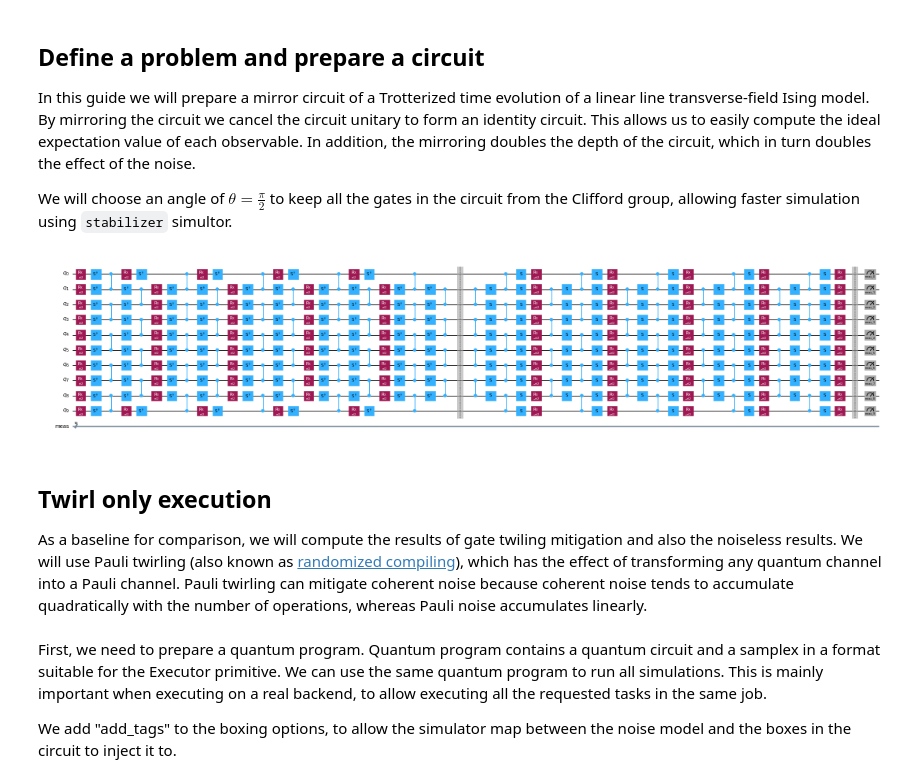
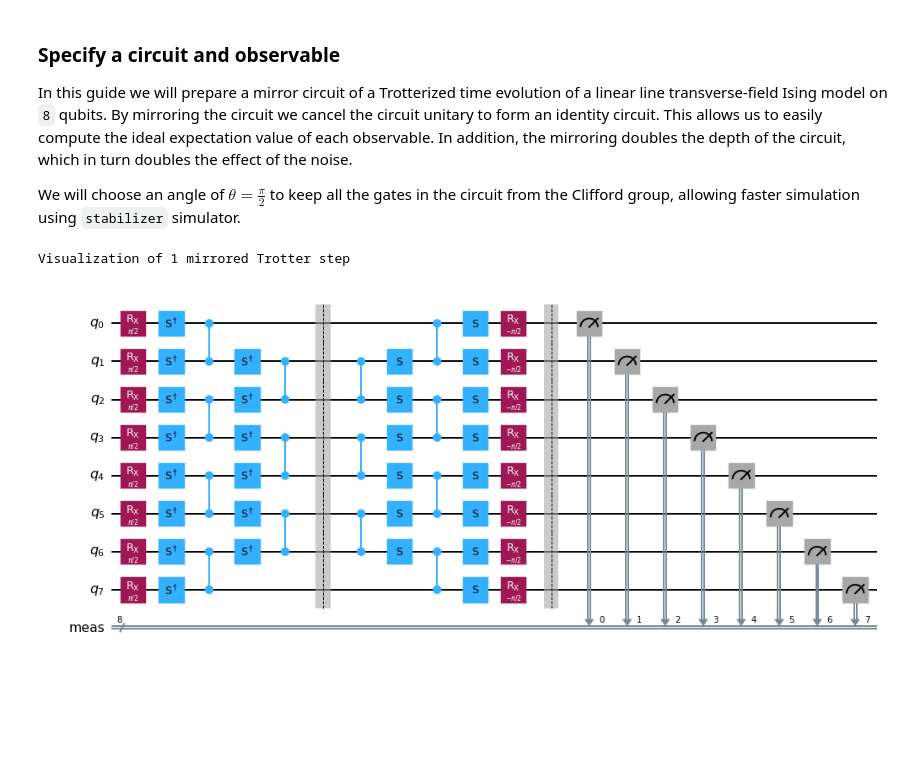
Before and after one commit to Qiskit/qiskit-mitigation, a Jupyter notebook: docs/guides/PEC_with_TREX.ipynb, the cells around one changed output. Saved outputs shown, nothing was run; the diff lists cells and outputs as text; code cells hidden in the pictures; blank space fills up the shorter version.

Commit message:
update pec guide

```diff
--- a/docs/guides/PEC_with_TREX.ipynb
+++ b/docs/guides/PEC_with_TREX.ipynb
@@ -14,13 +22,17 @@ In this guide we will use these external package:
 # %% [markdown]
-## Define a problem and prepare a circuit
-In this guide we will prepare a mirror circuit of a Trotterized time evolution of a linear line transverse-field Ising model. By mirroring the circuit we cancel the circuit unitary to form an identity circuit. This allows us to easily compute the ideal expectation value of each observable. In addition, the mirroring doubles the depth of the circuit, which in turn doubles the effect of the noise.
+### Specify a circuit and observable
 
-We will choose an angle of $\theta= \frac{\pi}{2}$ to keep all the gates in the circuit from the Clifford group, allowing faster simulation using `stabilizer` simultor.
+In this guide we will prepare a mirror circuit of a Trotterized time evolution of a linear line transverse-field Ising model on ``8`` qubits. By mirroring the circuit we cancel the circuit unitary to form an identity circuit. This allows us to easily compute the ideal expectation value of each observable. In addition, the mirroring doubles the depth of the circuit, which in turn doubles the effect of the noise.
+
+We will choose an angle of $\theta= \frac{\pi}{2}$ to keep all the gates in the circuit from the Clifford group, allowing faster simulation using `stabilizer` simulator.
 # %%
-import matplotlib.pyplot as plt
+import warnings
+
 import numpy as np
 from qiskit.circuit import QuantumCircuit
 from qiskit.quantum_info import SparsePauliOp
+
+warnings.filterwarnings("ignore")
 
 
 def construct_ising_circuit(
@@ -37,42 +49,35 @@ def construct_ising_circuit(
                 # equivalent to Rzz(-pi/2):
                 circuit.sdg([idx - 1, idx])
                 circuit.cz(idx - 1, idx)
         if barrier:
             circuit.barrier()
 
     return circuit
 
 
 def mirror_circuit(circuit: QuantumCircuit) -> QuantumCircuit:
     mirror_circ = circuit.copy_empty_like()
     mirror_circ.compose(circuit, inplace=True)
     mirror_circ.barrier()
     mirror_circ.compose(circuit.inverse(), inplace=True)
     mirror_circ.measure_active()
     return mirror_circ
 
 
 # define observables
-num_qubits = 10
+num_qubits = 8
 observables = [
     SparsePauliOp("I" * ((num_qubits - 1) - q) + "Z" + "I" * q) for q in range(num_qubits)
 ]
 
 # Instantiate circuit
 num_trotter_steps = 5
 rx_angle = np.pi / 2
 
 circuit = construct_ising_circuit(num_qubits, num_trotter_steps, rx_angle, barrier=False)
 mirrored_circuit = mirror_circuit(circuit)
-mirrored_circuit.draw("mpl", fold=-1, scale=0.3, idle_wires=False, measure_arrows=False)
+print("Visualization of 1 mirrored Trotter step")
+mirror_circuit(construct_ising_circuit(num_qubits, 1, rx_angle, barrier=False)).draw("mpl", scale=0.7)
 # %% [output]
+Visualization of 1 mirrored Trotter step
-[figure, old version]
+[figure, new version]
-# %% [markdown]
-## Twirl only execution
-As a baseline for comparison, we will compute the results of gate twiling mitigation and also the noiseless results.
-We will use Pauli twirling (also known as [randomized compiling](https://journals.aps.org/pra/abstract/10.1103/PhysRevA.94.052325)), which has the effect of transforming any quantum channel into a Pauli channel. Pauli twirling can mitigate coherent noise because coherent noise tends to accumulate quadratically with the number of operations, whereas Pauli noise accumulates linearly.
-# %% [markdown]
-First, we need to prepare a quantum program. Quantum program contains a quantum circuit and a samplex in a format suitable for the Executor primitive.
-We can use the same quantum program to run all simulations. This is mainly important when executing on a real backend, to allow executing all the requested tasks in the same job.
-
-We add "add_tags" to the boxing options, to allow the simulator map between the noise model and the boxes in the circuit to inject it to.
```
Also changed, not shown: parts of 20 cells of this notebook, 2 other files.
